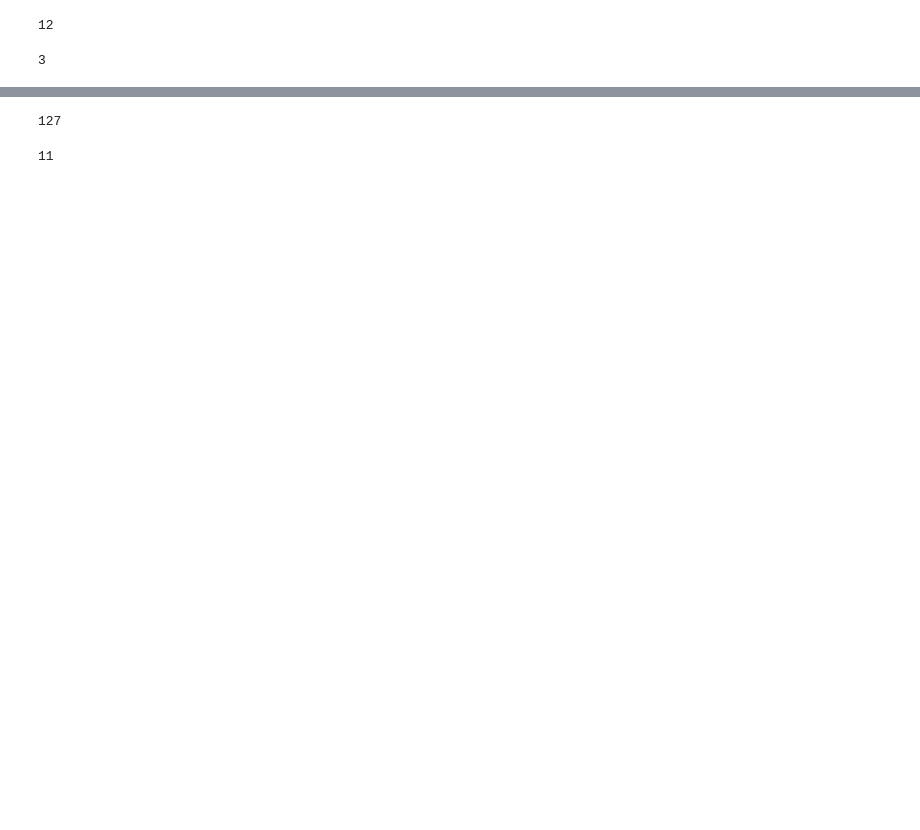
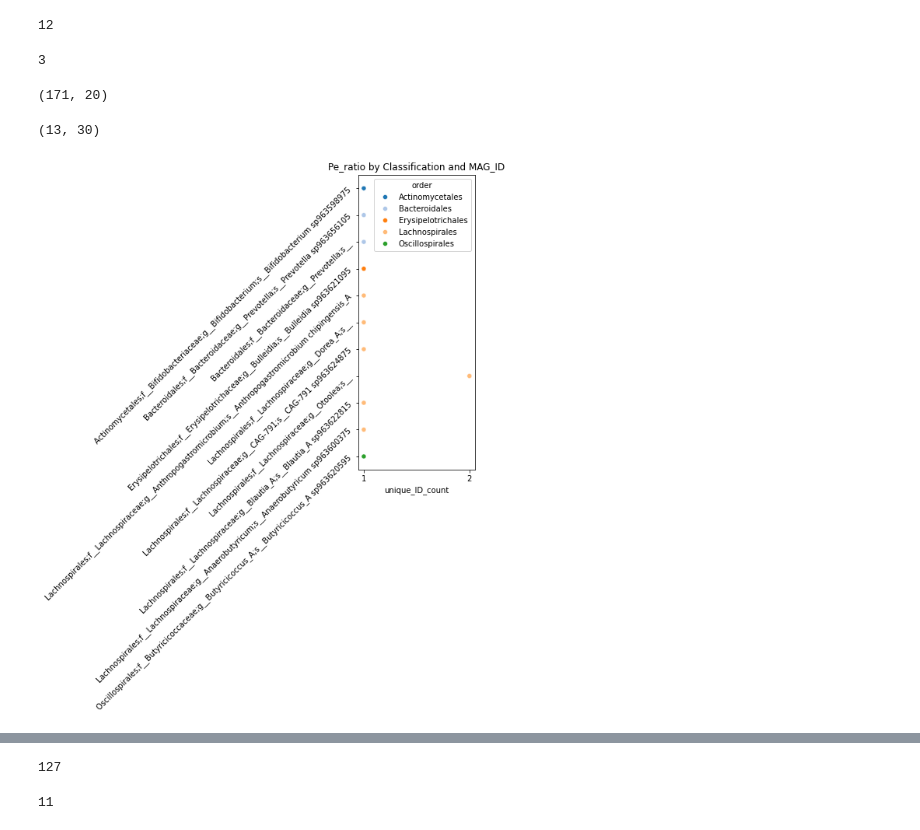
Before and after one commit to jindongmin/Inverton_analysis, a Jupyter notebook: jupyter_notebook/Pan_inverton.ipynb, the cells around one changed output, grey strips where cells are left out. Cells and saved outputs as stored; diff of their text form; code cells hidden in the pictures; blank space fills up the shorter version.

```diff
--- a/jupyter_notebook/Pan_inverton.ipynb
+++ b/jupyter_notebook/Pan_inverton.ipynb
@@ -111,9 +128,76 @@ len(df['SRR_ID'].unique())
 # %% [output]
 3
 # %%
-# chimpanzees_tax_bac = pd.read_csv('../metadata/_SGBs.bac120.summary.tsv', sep='\t')
-# chimpanzees_tax_arc = pd.read_csv('../metadata/_SGBs.ar53.summary.tsv', sep='\t')
-# chimpanzees_tax = pd.concat([chimpanzees_tax_bac, chimpanzees_tax_arc], ignore_index=True)
+chimpanzees_tax_bac = pd.read_csv('../metadata/chimp_SGBs.bac120.summary.tsv', sep='\t')
+chimpanzees_tax_arc = pd.read_csv('../metadata/chimp_SGBs.ar53.summary.tsv', sep='\t')
+chimpanzees_tax = pd.concat([chimpanzees_tax_bac, chimpanzees_tax_arc], ignore_index=True)
+# %%
+chimpanzees_tax.shape
+# %% [output]
+(171, 20)
+# %%
+chimpanzees_df = pd.merge(df, chimpanzees_tax, left_on='MAG_ID', right_on='user_genome', how='inner')
+# Count unique IDs per MAG_ID
+unique_counts = chimpanzees_df.groupby('MAG_ID')['ID'].nunique().reset_index()
+
+# Rename the column
+unique_counts.rename(columns={'ID': 'unique_ID_count'}, inplace=True)
+
+# Merge back to the original DataFrame
+chimpanzees_df = chimpanzees_df.merge(unique_counts, on='MAG_ID', how='left')
+chimpanzees_df.shape
+# %% [output]
+(13, 30)
+# %%
+import warnings
+from matplotlib import MatplotlibDeprecationWarning
+
+warnings.filterwarnings("ignore", category=MatplotlibDeprecationWarning)
+#Echimpanzees
+#plot x axis are classification, y axis are ID, plot the Pe_ratio
+combined_df = chimpanzees_df
+combined_df['MAG_ID'] = combined_df['MAG_ID'].astype(str)
+combined_df['ID'] = combined_df['ID'].astype(str)  # if you use ID as y-axis
+# Make sure classification is string
+combined_df['classification'] = combined_df['classification'].astype(str)
+
+# Keep everything after 'o__'
+combined_df['after_order'] = combined_df['classification'].apply(
+    lambda x: x.split('o__', 1)[1].lstrip(';') if 'o__' in x else 'Unknown'
+)
+
+# Extract the order
+combined_df['order'] = combined_df['classification'].str.extract(r'o__(.*?);')
+
+# Sort by order
+combined_df_sorted = combined_df.sort_values('order', ascending=True)
+
+# Assign a color palette for orders
+unique_orders = combined_df_sorted['order'].unique()
+palette = dict(zip(unique_orders, sns.color_palette("tab20", n_colors=len(unique_orders))))
+
+plt.figure(figsize=(8, 10))
+sns.scatterplot(
+    data=combined_df_sorted,
+    y='after_order',
+    x='unique_ID_count',
+    #size='Pe_ratio',        # optional: scale marker size by Pe_ratio
+    hue='order',        # optional: color by Pe_ratio
+    palette=palette      # color palette
+    #legend='brief'
+)
+
+#plt.yticks(rotation=45, ha='right')      # rotate x labels if needed
+#plt.xticks(range(1,9))
+plt.yticks(range(len(combined_df_sorted['after_order'].unique())),
+           combined_df_sorted['after_order'].unique(), rotation=45, ha='right')
+plt.xticks(sorted(combined_df_sorted['unique_ID_count'].unique()))
+plt.ylabel('', fontsize=12, labelpad=10, loc='center')
+plt.title('Pe_ratio by Classification and MAG_ID')
+plt.tight_layout()
+plt.show()
+# %% [output]
+[figure, added]
 # %%
 #Pts
 df = pd.read_csv('../pts_combined_with_SRR_all.csv')
```
Also changed, not shown: parts of 6 cells of this notebook.
